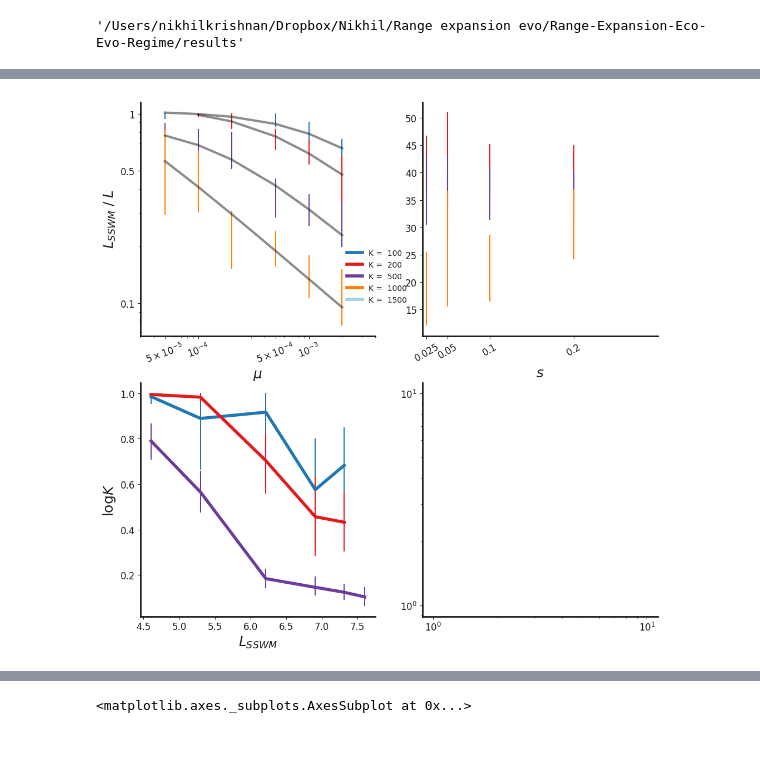
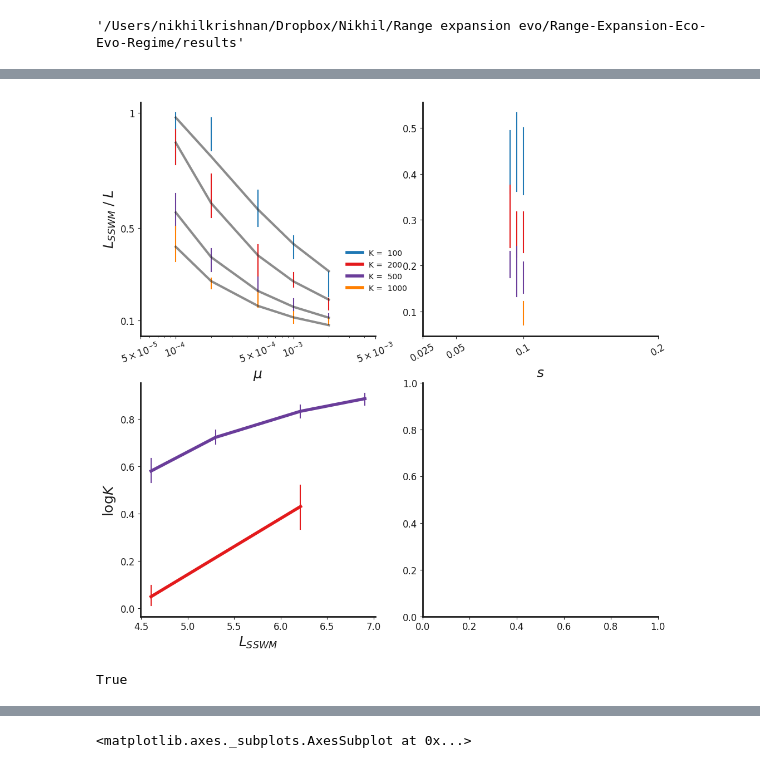
Before and after one commit to nkrishnan94/Range-Expansion-Eco-Evo-Regime, a Jupyter notebook: Range expansion shifts clonal interference patterns in evolving populations.ipynb, the cells around one changed output, grey strips where cells are left out. Saved outputs shown, nothing was run; the diff lists cells and outputs as text; code cells hidden in the pictures.

Commit message:
Before changing figures

```diff
--- a/Range expansion shifts clonal interference patterns in evolving populations.ipynb
+++ b/Range expansion shifts clonal interference patterns in evolving populations.ipynb
@@ -814,5 +830,5 @@ os.chdir("%s/results" % cwd)
 # %%
-file_start= 6
+#file_start= 6
 sfiles= []
 for file in glob.glob('spatial*.npy'):
     sfiles.append(file)
@@ -820,5 +836,5 @@ for file in glob.glob('spatial*.npy'):
 #results = np.append(np.load(np.sort(sfiles)[-1],allow_pickle=True),
  #                   p.load(np.sort(sfiles)[-2],allow_pickle=True),axis=0)
 results = []
-for i in np.arange(file_start,len(sfiles)):
+for i in np.arange(len(sfiles)):
     results.append(np.load(np.sort(sfiles)[i],allow_pickle=True))
@@ -860,8 +884,11 @@ for i in range(len(df)):
 # %%
 #df['L_sswm'] = 1 - df['L_sswm']/df['L_tip']
-df['L_sswm'] = df['L_tip']- df['L_sswm']
+#df['L_sswm'] = df['L_tip']- df['L_sswm']
+df['L_sswm/L'] = 1 - df['L_sswm']/df['L_tip']
 
-df[['pop_size','fix_time','est_time','tot_mut_events']] = df[['pop_size','fix_time','est_time','tot_mut_events']].astype(int)
-df[['mut_rate','alpha']] =df[['mut_rate','alpha']].astype(float)
+df[['pop_size','fix time','est time','tot_mut_events']] = df[['pop_size','fix time','est time','tot_mut_events']].astype(int)
+df[['mutation rate','alpha']] =df[['mutation rate','alpha']].astype(float)
 df = df.drop(df.index[df['alpha']==11.2])
+# %%
+df=df.rename(columns = {'fix time':'fix_time','est time': 'est_time','mutation rate':'mut_rate'})
 # %%
@@ -903,22 +929,24 @@ def funcs(x,a,b):
     return  (a / (x-b)**.25)
 ax = axs[0,0]
 
-params = np.array([40,.00001])
+params = np.array([1,-.001])
 
 
-ax.set(xscale="log", yscale="log")
+ax.set(xscale="log",
+       #yscale="log"
+      )
 
-alpha=  1.05
+alpha=  1.1
 
 colors = pal = sns.color_palette("Paired",12)
 colors=[pal[1],pal[5],pal[9],pal[7],pal[0],pal[11]]
 
 for i,K in enumerate([100,200,500,1000]):
-    data =df.loc[(df['pop_size']==K) &(df['alpha']==alpha) ,:]
-    fit = curve_fit(funcmu, data['mut_rate'], data['L_sswm']/data['L_tip'], params)
+    data =df.loc[np.isfinite(df['L_sswm/L']) & (df['pop_size']==K) &(df['alpha']==alpha) ,:]
+    fit = curve_fit(funcmu,data['mut_rate'], data['L_sswm/L'], params)
     ax.plot(np.sort(data['mut_rate'].unique()),funcmu(np.sort(data['mut_rate'].unique()),*fit[0]),
             lw=3,alpha=.5,color='k')
-    sns.lineplot(x=(df['mut_rate']),y=data['L_sswm']/data['L_tip'],estimator=np.mean,lw = 0,color= colors[i],
+    sns.lineplot(x=(df['mut_rate']),y=data['L_sswm/L'],estimator=np.mean,lw = 0,color= colors[i],
                  err_style="bars",
                  data = data,ax=ax,label='$K$ = %d' % K)
 
@@ -945,12 +973,12 @@ ax.set_xticks([5*10**-5,10**-4,5*10**-4,10**-3,5*10**-3])
 ax.set_xticklabels([r'$5 \times 10^{-5}$',r'$10^{-4}$',r'$5 \times 10^{-4}$',r'$10^{-3}$',r'$5 \times 10^{-3}$'],
                    rotation = 20)
 
-ax.set_xlim([3*10**-5,.004])
+#ax.set_xlim([3*10**-5,.004])
 ax.tick_params(axis='both',labelsize= 15)
 
 legend_elements = []
 
-for i,K in enumerate([100,200,500,1000,1500]):
+for i,K in enumerate([100,200,500,1000]):
 
     legend_elements.append(Line2D([0], [0], color=colors[i], lw=4, label='K =  %d' % K))
 
@@ -967,13 +995,13 @@ ax = axs[0,1]
 
 params = np.array([.9,1])
 #ax.set(xscale="log", yscale="log")
-mut_rate = .0001
+mut_rate = .001
 for i,K in enumerate([100,200,500,1000]):
-    data =df.loc[(df['pop_size']==K) &(df['mut_rate']==mut_rate) & (df['alpha']<1.3),:]
+    data =df.loc[(df['pop_size']==K) &(df['mut_rate']==mut_rate) & (df['alpha']<1.15)& (df['alpha']>1.085),:]
     #fit = curve_fit(funcs, data['alpha'], data['L_sswm']/data['L_tip'], params)
     #ax.plot(np.sort(data['alpha'].unique()),funcs(np.sort(data['alpha'].unique()),*fit[0]),
     #        lw=3,alpha=.5,color='k')
-    sns.lineplot(x='alpha',y=data['L_sswm'],estimator=np.mean,lw = 0,color= colors[i],
+    sns.lineplot(x='alpha',y=data['L_sswm/L'],estimator=np.median,lw = 0,color= colors[i],
                  err_style="bars",data = data,ax=ax,label='$K$ = %d' % K)
 
 
@@ -982,7 +1010,7 @@ ax.set_ylabel('')
 #ax.set_ylabel('$L_{SSWM}\;/\;L$',fontsize=18)
 
 xticks = [1.025,1.05,1.1,1.2]
-ax.set_xlim([1.02,1.3])
+ax.set_xlim([1.08,1.2])
 ax.set_xticks(xticks)
 ax.set_xticklabels([str(round(tick-1,3)) for tick in xticks],rotation =30)
 #ax.set_yticklabels([])
@@ -997,48 +1025,52 @@ alpha=1.05
 
 for i,alpha,mut in zip([0,1,2],[1.025,1.05,1.1],[.00005,.0001,.001]):
     data =df.loc[(df['mut_rate']==mut)&(df['alpha']==alpha ), :]
 
-    #fit = curve_fit(funcinv, data['pop_size'], data['L_sswm'], params)
+    #fit = curve_fit(funcinv, np.isfinite(data['pop_size']), np.isdata['L_sswm'], params)
     #ax.plot(np.sort(data['alpha'].unique()),funcinv(np.sort(data['alpha'].unique()),*fit[0]),
     #        lw=3,alpha=.5,color='k')
     sns.lineplot(y=(data['L_sswm']/data['L_tip']),x=np.log(data['pop_size']),estimator = np.mean,lw = 4,color= colors[i],err_style="bars",ax=ax)
 
 ax.set_xlabel(r'$L_{SSWM}$',fontsize=18)
 ax.set_ylabel(r'$\log{K}$',fontsize=18)
 
 for ax in axs.flatten():
     for axis in ['bottom','left']:
         ax.spines[axis].set_linewidth(2)
 
     for axis in ['top','right']:
         ax.spines[axis].set_linewidth(0)
 
     ax.tick_params(axis='both',labelsize= 12)
 
 
 
 ax = axs[1,1]
 
-params = np.array([40,.00001])
+#ax = fig.add_subplot(2, 2, 2, projection='3d')
+
+# Make data.
+Y = np.logspace(2,3,20)
+X = np.linspace(.01,.1,20)
+X, Y = np.meshgrid(X, Y)
+#R = np.sqrt(X**2 + Y**2)
+Z = X**.5/Y
+
+# Plot the surface.
+#ax.plot_wireframe( np.log(Y), X,Z, cmap=cm.coolwarm,
+#                       linewidth=1, antialiased=True)
+#ax.scatter(np.log(plot_df.loc[plot_df['L_sswm/L']!=1,'pop_size']),
+#           plot_df.loc[plot_df['L_sswm/L']!=1,'alpha']-1,plot_df.loc[plot_df['L_sswm/L']!=1,'mut_rate'])
 
 
-ax.set(xscale="log", yscale="log")
-
-alpha=  1.1
-
-colors = pal = sns.color_palette("Paired",12)
-colors=[pal[1],pal[5],pal[9],pal[7],pal[0],pal[11]]
-
-for i,K in enumerate([100,200,500,1000]):
-
-    data =df.loc[(df['pop_size']==K) &(df['alpha']==alpha) ,:]
-    #fit = curve_fit(funcmu, data['mut_rate'], data['L_sswm'], params)
-    #ax.plot(np.sort(data['mut_rate'].unique()),funcmu(np.sort(data['mut_rate'].unique()),*fit[0]),
-    #        lw=3,alpha=.5,color='k')
-    #sns.lineplot(x=data['mut_rate']*(alpha**.5)*K**2,y=data['L_sswm'],estimator=np.mean,lw = 2,color= colors[i],
-    #             err_style="bars",data = data,ax=ax,label='$K$ = %d' % K)
+#ax.scatter(np.log(plot_df.loc[plot_df['L_sswm/L']==1,'pop_size']),
+#           plot_df.loc[plot_df['L_sswm/L']==1,'alpha']-1,plot_df.loc[plot_df['L_sswm/L']==1,'mut_rate'],'r')
 
 
 #plt.savefig('fig2.pdf',facecolor=ax.get_facecolor(), edgecolor='none')
 # %% [output]
-[figure, old version]
+[figure, new version]
+# %%
+3 in [3,4,5]
+# %% [output]
+True
```
Also changed, not shown: parts of 13 cells of this notebook.
